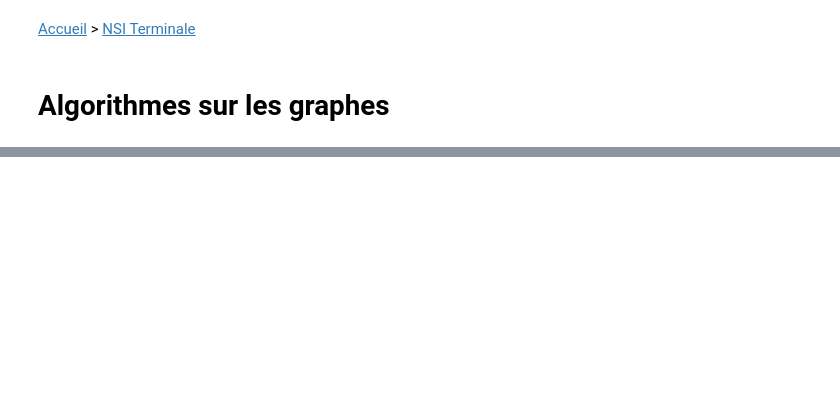
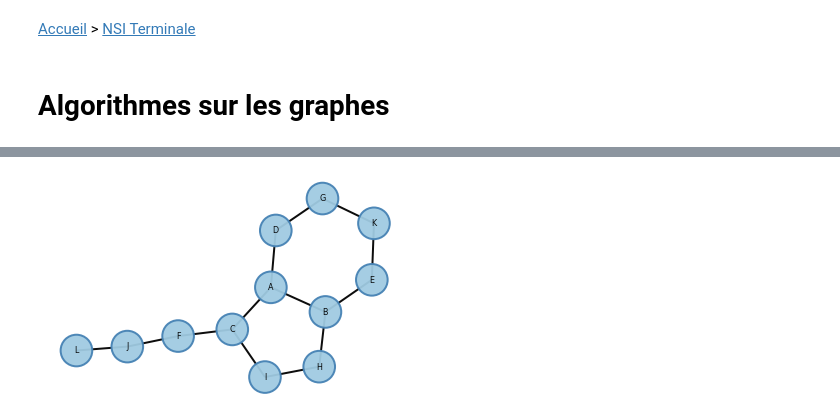
Before and after one commit to saintlouis29/coursNSI, a Jupyter notebook: Terminale/6_Algorithmique/6.2_Algorithmes_sur_les_graphes/index.ipynb, the cells around one changed output, grey strips where cells are left out. Cells and saved outputs as stored; diff of their text form; code cells hidden in the pictures; blank space fills up the shorter version.

```diff
--- a/Terminale/6_Algorithmique/6.2_Algorithmes_sur_les_graphes/index.ipynb
+++ b/Terminale/6_Algorithmique/6.2_Algorithmes_sur_les_graphes/index.ipynb
@@ -10,0 +55,44 @@ A faire
+# %%
+import matplotlib.pyplot as plt
+import networkx as nx
+
+# Instantiation d'un graphe
+G1 = nx.Graph()
+edges = [('A', 'B'),
+         ('A', 'C'),
+         ('A', 'D'),
+         ('B', 'E'),
+         ('C', 'F'),
+         ('C', 'I'),
+         ('D', 'G'),
+         ('B', 'H'),
+         ('H', 'I'),
+         ('F', 'J'),
+         ('E', 'K'),
+         ('K', 'G'),
+         ('J', 'L'),
+        ]
+# Ajout des arêtes pondérés
+for edge in edges:
+    G1.add_edge(edge[0], edge[1])
+
+
+# rendu du graphe
+options = {
+    "font_size": 8,
+    "node_size": 1000,
+    "edgecolors": "#4682B4",
+    "alpha": 0.95,
+    "linewidths": 2,
+    "width": 2,
+}
+plt.figure(figsize=(5,3))
+
+pos = nx.nx_agraph.graphviz_layout(G1)
+color_map=['#A0CBE2' for node in G1]
+#color_map=['#FFA500' if node=='A' else '#A0CBE2' for node in G]
+nx.draw(G1, pos, node_color=color_map, with_labels=True, **options)
+
+plt.show()
+# %% [output]
+[figure, added]
```
Also changed, not shown: parts of 38 cells of this notebook.
